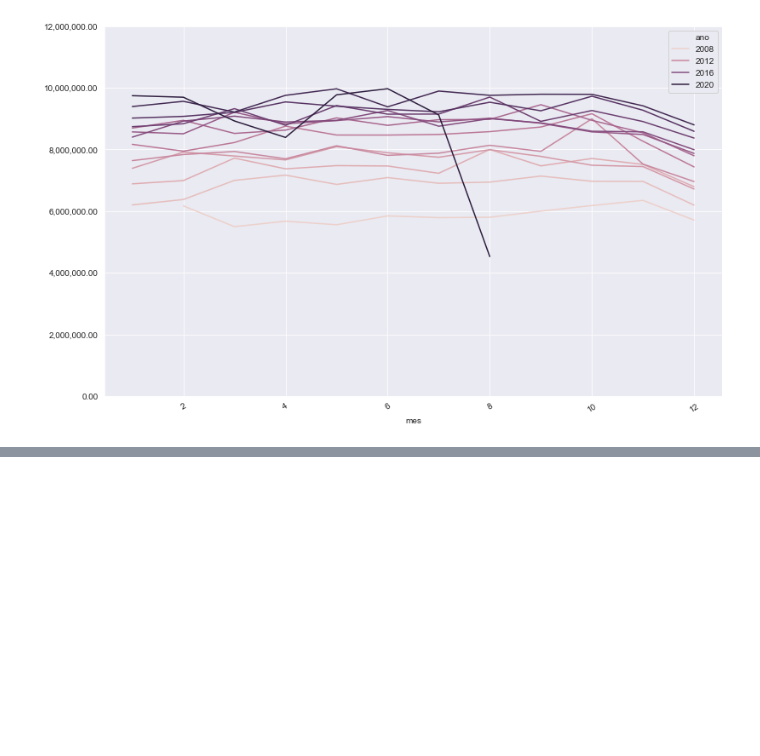
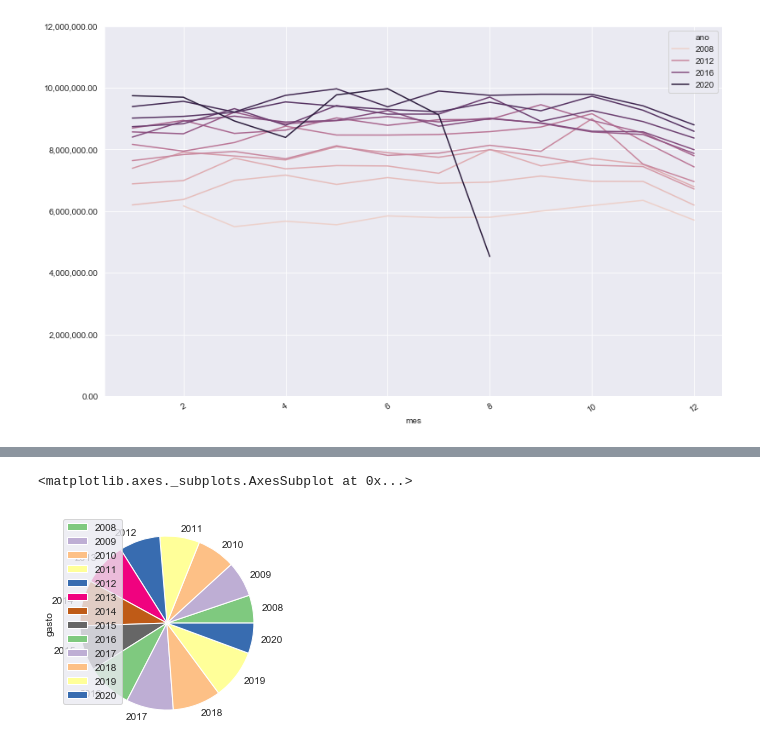
Before and after one commit to Colognesi/Bootcamp-DataScience, a Jupyter notebook: Modulo II - Tratamento, Exploração e Visualização de dados/Projeto/Modulo II.ipynb, the cells around one changed output, grey strips where cells are left out. Cells and saved outputs as stored; diff of their text form; code cells hidden in the pictures; blank space fills up the shorter version.

```diff
--- a/Modulo II - Tratamento, Exploração e Visualização de dados/Projeto/Modulo II.ipynb
+++ b/Modulo II - Tratamento, Exploração e Visualização de dados/Projeto/Modulo II.ipynb
@@ -484,0 +487,3 @@ plt.show()
+# %%
+mes_para_analise = mensal_aberto.query("uf == 'São Paulo'")
+mes_para_analise.head()
@@ -484,0 +497,7 @@ plt.show()
+# %%
+gastos_por_ano = mes_para_analise.groupby('ano').sum()
+# %%
+gastos_por_ano.plot(kind = 'pie', y = 'gasto')
+# %% [output]
+<matplotlib.axes._subplots.AxesSubplot at 0x...>
+[figure, added]
```
Also changed, not shown: parts of 11 cells of this notebook, 4 other files.
